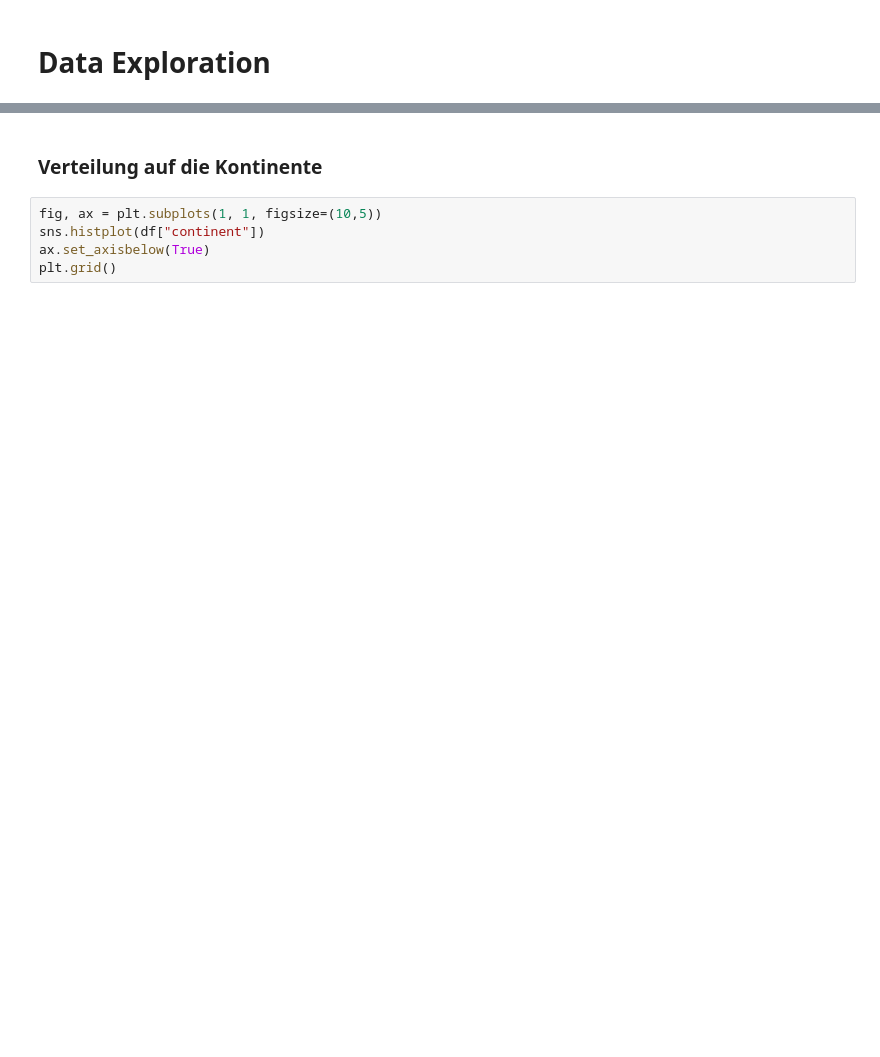
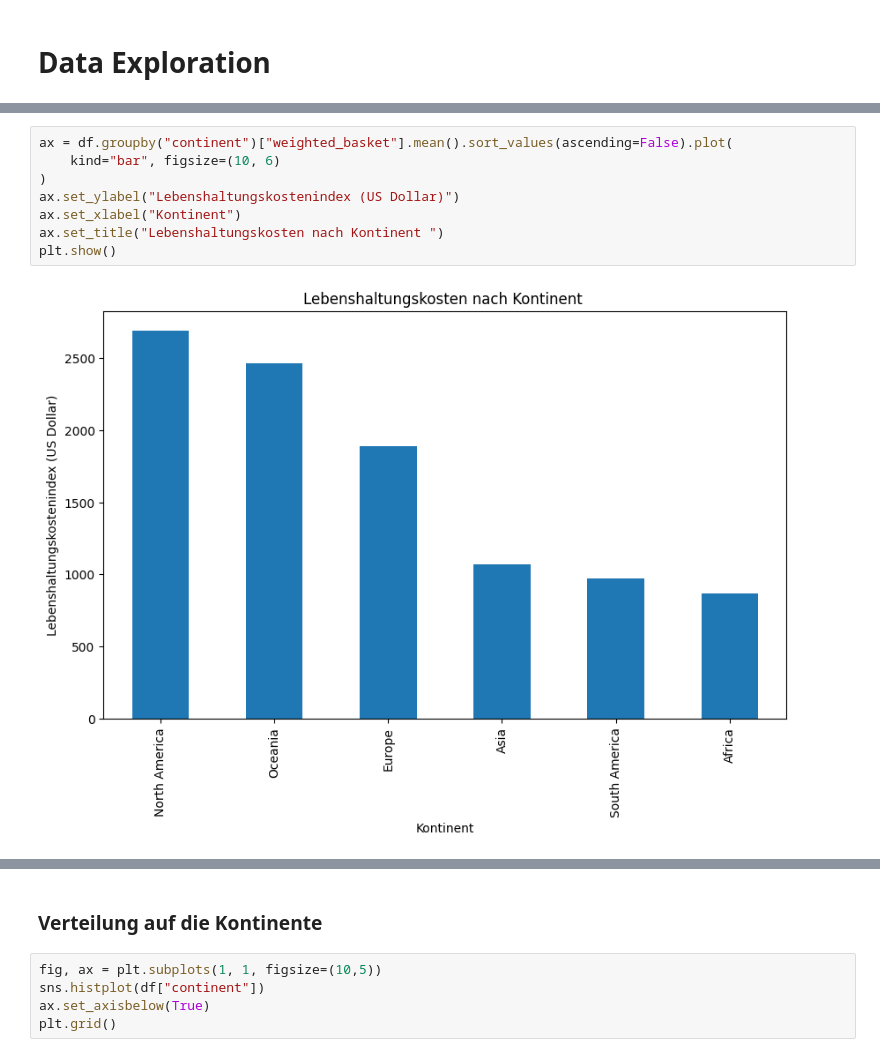
Before and after one commit to GehriJan/data-science-exam, a Jupyter notebook: data_science_exam.ipynb, the cells around one changed output, grey strips where cells are left out. Drawn from its saved outputs; the diff is of its cells as text; blank space fills up the shorter version.

```diff
--- a/data_science_exam.ipynb
+++ b/data_science_exam.ipynb
@@ -422,0 +565,10 @@ Removing 46 multivariate outliers.
+# %%
+ax = df.groupby("continent")["weighted_basket"].mean().sort_values(ascending=False).plot(
+    kind="bar", figsize=(10, 6)
+)
+ax.set_ylabel("Lebenshaltungskostenindex (US Dollar)")
+ax.set_xlabel("Kontinent")
+ax.set_title("Lebenshaltungskosten nach Kontinent ")
+plt.show()
+# %% [output]
+[figure, added]
```
Also changed, not shown: parts of 33 cells of this notebook, 1 other file.
